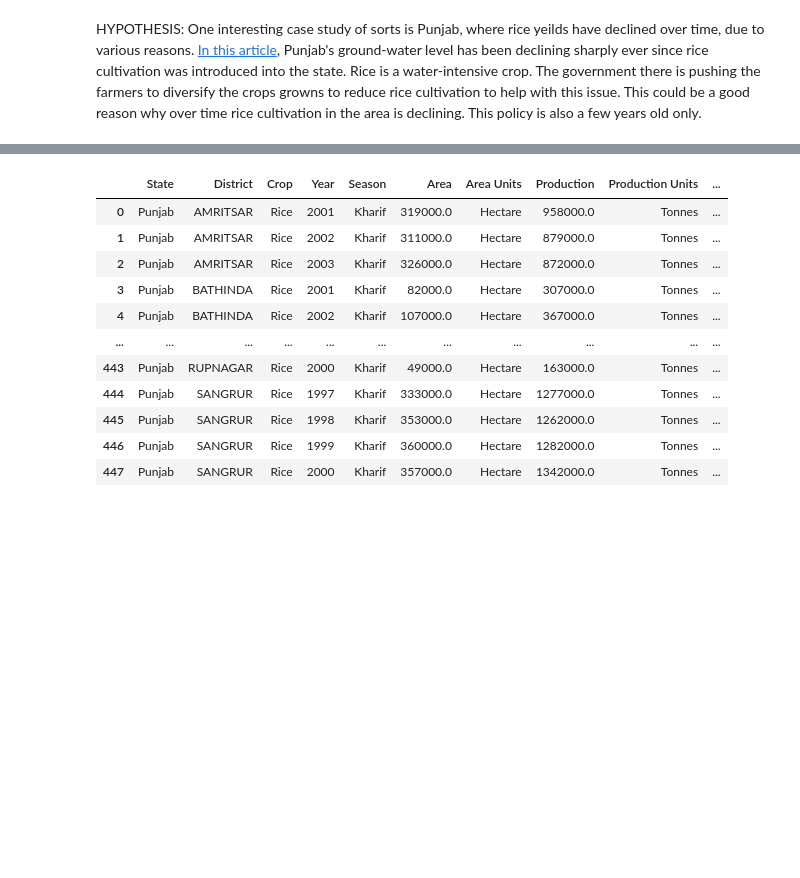
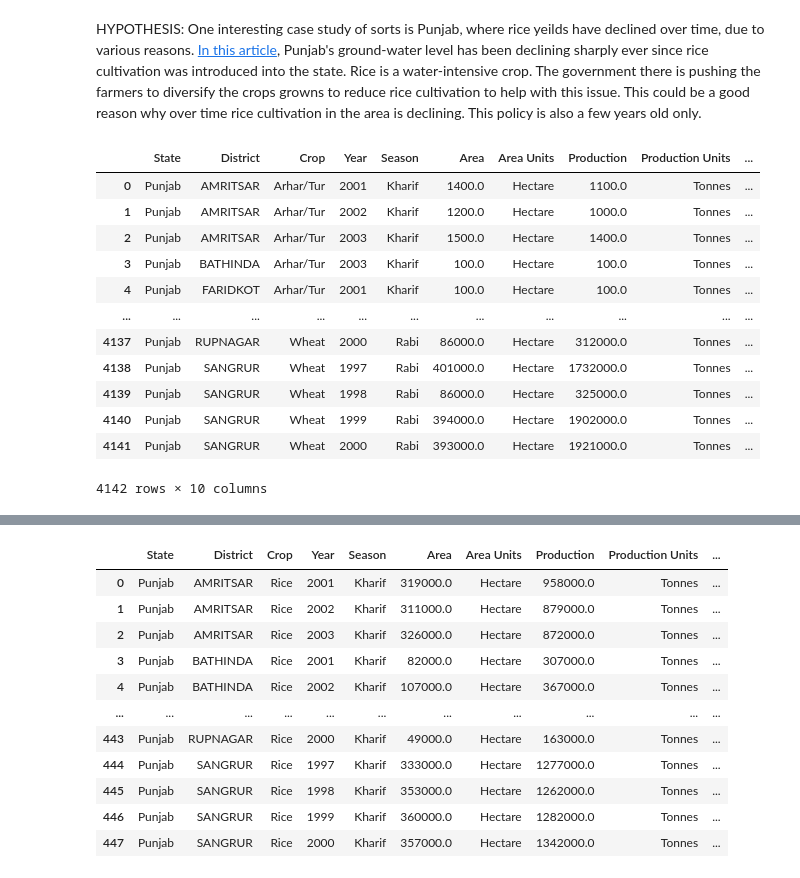
Before and after one commit to ananyatiwari14/DATAPROJECTFall2022, a Jupyter notebook: j33 finals.ipynb, the cells around one changed output, grey strips where cells are left out. Drawn from its saved outputs; the diff is of its cells as text; code cells hidden in the pictures; blank space fills up the shorter version.

```diff
--- a/j33 finals.ipynb
+++ b/j33 finals.ipynb
@@ -214,3 +214,20 @@ production_all[
 ## Rice production in Punjab
 # %% [markdown]
 HYPOTHESIS: One interesting case study of sorts is Punjab, where rice yeilds have declined over time, due to various reasons. [In this article](https://drive.google.com/file/d/1WW44UyHMZjKfRrE0lnKlMPbwW_CWhI3-/view?usp=share_link), Punjab's ground-water level has been declining sharply ever since rice cultivation was introduced into the state. Rice is a water-intensive crop. The government there is pushing the farmers to diversify the crops growns to reduce rice cultivation to help with this issue. This could be a good reason why over time rice cultivation in the area is declining. This policy is also a few years old only.
+# %%
+df_pj  =  df[(df['State'] == 'Punjab')].reset_index(drop=True)
+df_pj
+# %% [output]
+|  | State | District | Crop | Year | Season | Area | Area Units | Production | Production Units | ... |
+| 0 | Punjab | AMRITSAR | Arhar/Tur | 2001 | Kharif | 1400.0 | Hectare | 1100.0 | Tonnes | ... |
+| 1 | Punjab | AMRITSAR | Arhar/Tur | 2002 | Kharif | 1200.0 | Hectare | 1000.0 | Tonnes | ... |
+| 2 | Punjab | AMRITSAR | Arhar/Tur | 2003 | Kharif | 1500.0 | Hectare | 1400.0 | Tonnes | ... |
+| 3 | Punjab | BATHINDA | Arhar/Tur | 2003 | Kharif | 100.0 | Hectare | 100.0 | Tonnes | ... |
+| 4 | Punjab | FARIDKOT | Arhar/Tur | 2001 | Kharif | 100.0 | Hectare | 100.0 | Tonnes | ... |
+| ... | ... | ... | ... | ... | ... | ... | ... | ... | ... | ... |
+| 4137 | Punjab | RUPNAGAR | Wheat | 2000 | Rabi | 86000.0 | Hectare | 312000.0 | Tonnes | ... |
+| 4138 | Punjab | SANGRUR | Wheat | 1997 | Rabi | 401000.0 | Hectare | 1732000.0 | Tonnes | ... |
+| 4139 | Punjab | SANGRUR | Wheat | 1998 | Rabi | 86000.0 | Hectare | 325000.0 | Tonnes | ... |
+| 4140 | Punjab | SANGRUR | Wheat | 1999 | Rabi | 394000.0 | Hectare | 1902000.0 | Tonnes | ... |
+| 4141 | Punjab | SANGRUR | Wheat | 2000 | Rabi | 393000.0 | Hectare | 1921000.0 | Tonnes | ... |
+4142 rows × 10 columns
```
Also changed, not shown: parts of 23 cells of this notebook, 6 other files.
